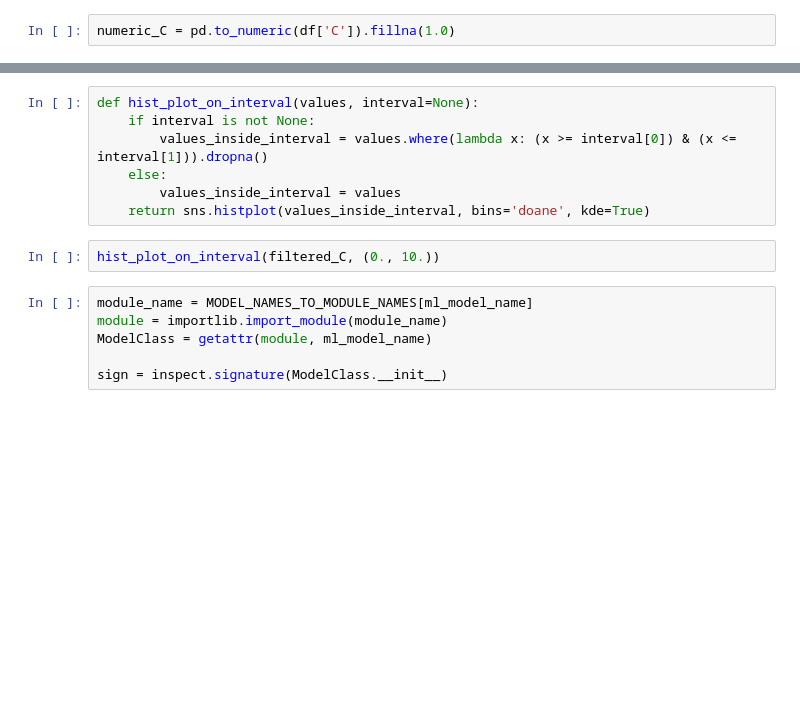
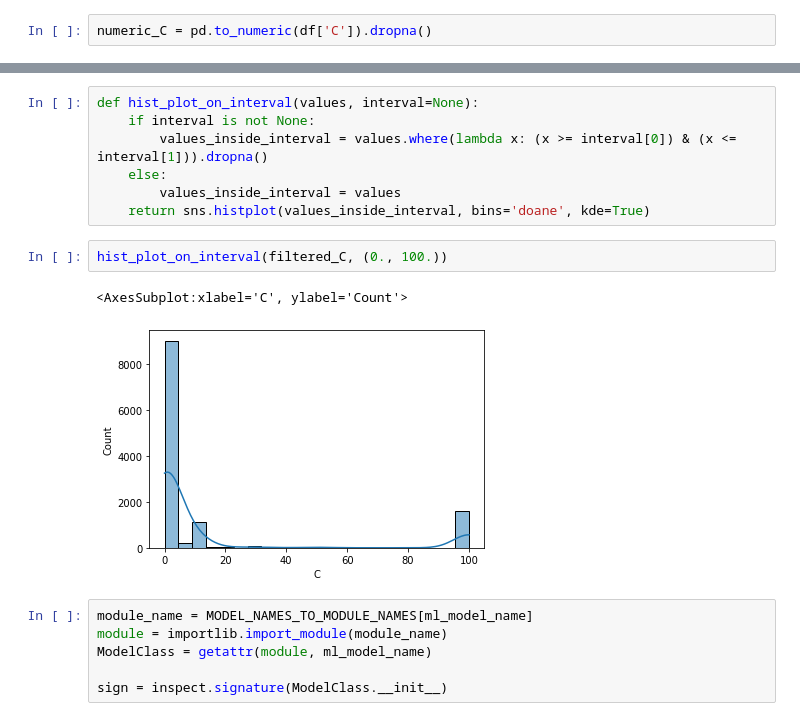
Before and after one commit to JetBrains-Research/jpt-nb-data-diven-hyperparams, a Jupyter notebook: sklearn_hp_analisys/jypyter_notebooks/data_stats.ipynb, the cells around one changed output, grey strips where cells are left out. Drawn from its saved outputs; the diff is of its cells as text; blank space fills up the shorter version.

```diff
--- a/sklearn_hp_analisys/jypyter_notebooks/data_stats.ipynb
+++ b/sklearn_hp_analisys/jypyter_notebooks/data_stats.ipynb
@@ -63,4 +96,4 @@ print(pd.to_numeric(df['C']).dropna())
 # %%
-numeric_C = pd.to_numeric(df['C']).fillna(1.0)
+numeric_C = pd.to_numeric(df['C']).dropna()
 # %%
 numeric_C.describe()
@@ -85,7 +164,10 @@ def hist_plot_on_interval(values, interval=None):
         values_inside_interval = values
     return sns.histplot(values_inside_interval, bins='doane', kde=True)
 # %%
-hist_plot_on_interval(filtered_C, (0., 10.))
+hist_plot_on_interval(filtered_C, (0., 100.))
+# %% [output]
+<AxesSubplot:xlabel='C', ylabel='Count'>
+[figure, added]
 # %%
 module_name = MODEL_NAMES_TO_MODULE_NAMES[ml_model_name]
 module = importlib.import_module(module_name)
```
Also changed, not shown: parts of 17 cells of this notebook, 4 other files.
